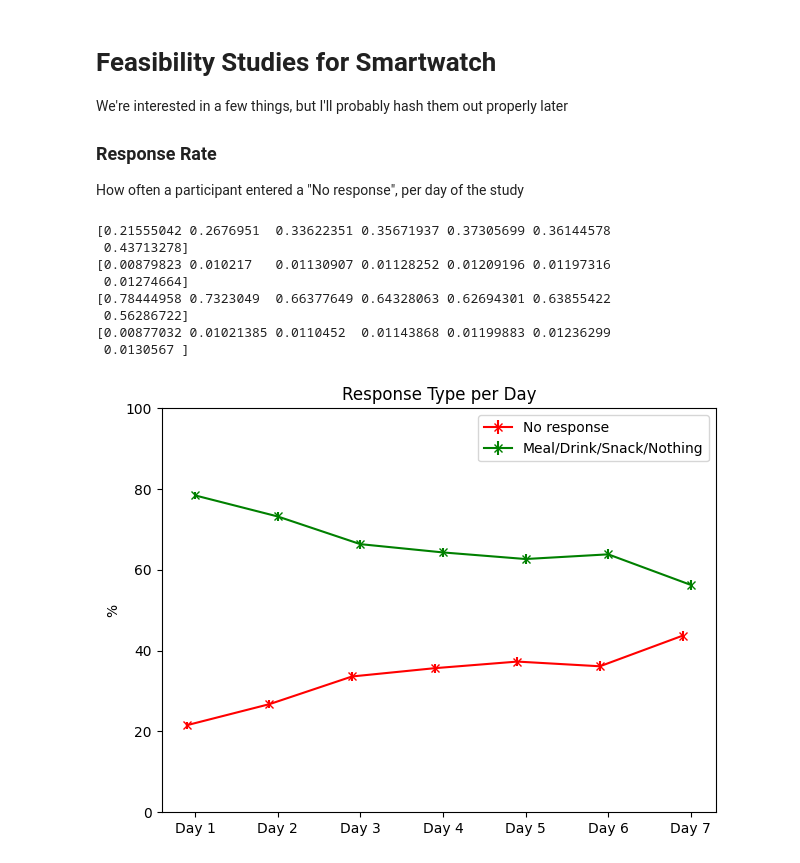
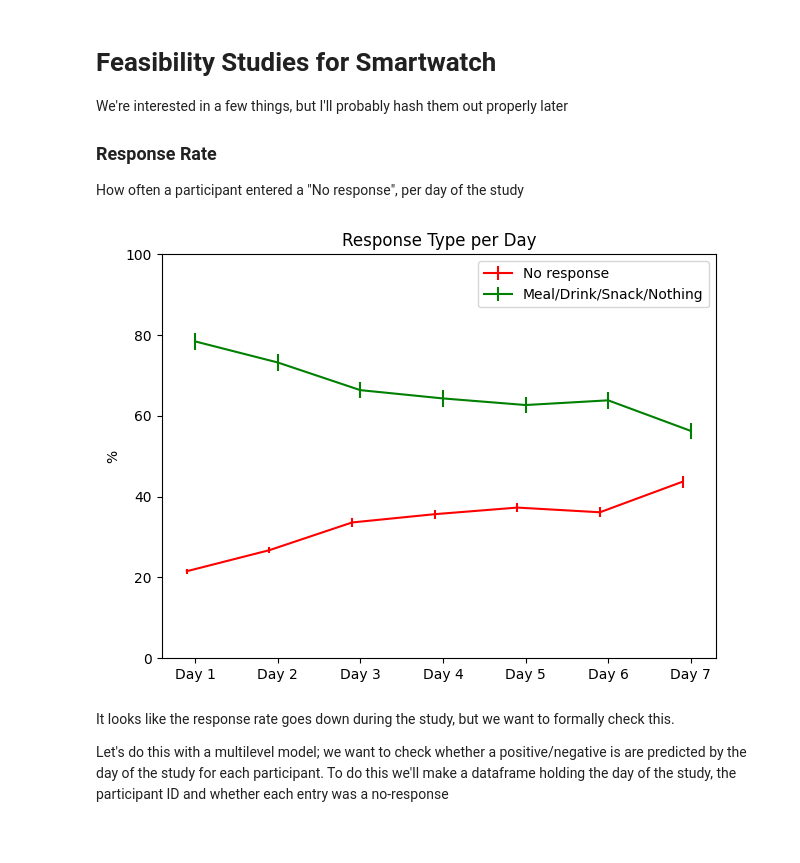
Before and after one commit to richard-lane/seaco_malaysia, a Jupyter notebook: smartwatch_feasibility.ipynb, the cells around one changed output. Drawn from its saved outputs; the diff is of its cells as text; code cells hidden in the pictures.

```diff
--- a/smartwatch_feasibility.ipynb
+++ b/smartwatch_feasibility.ipynb
@@ -19,7 +19,7 @@ from ema import clean
 meal_info = clean.cleaned_smartwatch(remove_catchups=True)
 
 
-def fraction(positive: pd.Series, negative: pd.Series, *, axis: int = 0) -> float:
+def fraction(positive: pd.Series, negative: pd.Series) -> float:
     """
     Given two series of positive and negative responses, find the fraction of positive responses
 
@@ -27,21 +27,13 @@ def fraction(positive: pd.Series, negative: pd.Series, *, axis: int = 0) -> floa
     return len(positive) / (len(positive) + len(negative))
 
 
-def resample_without_replacement(positive, negative, num_samples):
-    # Concatenate the arrays
-    combined = np.concatenate((positive, negative))
+def fraction_err(positive: pd.Series, negative: pd.Series) -> float:
+    """
+    Given two series of positive and negative responses, find error on the fraction of positive responses
 
-    # Generate a mask for the positive array in the combined array
-    positive_mask = np.array([True] * len(positive) + [False] * len(negative))
-
-    # Sample without replacement
-    indices = np.random.choice(len(combined), num_samples, replace=False)
-
-    # Separate the resampled data back into positive and negative
-    positive_resampled = combined[indices][positive_mask[indices]]
-    negative_resampled = combined[indices][~positive_mask[indices]]
-
-    return positive_resampled, negative_resampled
+    """
+    # I think this is right...
+    return fraction(positive, negative) * np.sqrt(1 / (len(positive) + len(negative)))
 
 
 def fraction_per_day(meal_df: pd.DataFrame, label: Union[str, list]) -> tuple:
@@ -76,18 +68,10 @@ def fraction_per_day(meal_df: pd.DataFrame, label: Union[str, list]) -> tuple:
         fractions.append(fraction(positive, negative))
 
         # Find its uncertainty by bootstrapping
-        n_trials = 1000
-        resampled_fractions = np.zeros(n_trials)
-        for i in range(n_trials):
-            positive_resampled, negative_resampled = resample_without_replacement(
-                positive, negative, int(0.5 * (len(positive) + len(negative)))
-            )
-
-            resampled_fractions[i] = fraction(positive_resampled, negative_resampled)
 
         # Find the standard deviation of the fractions
         # This is the error
-        errors.append(np.std(resampled_fractions))
+        errors.append(fraction_err(positive, negative))
 
     return np.array(fractions), np.array(errors)
 # %%
@@ -105,50 +89,40 @@ def plot(
     Plot the specified fractions and errors on the provided axis
 
     """
-    print(fractions)
-    print(errs)
     axis.errorbar(
         x_ticks,
         100 * fractions,
         yerr=100 * errs,
-        fmt="-x",
+        fmt="-",
         **plot_kw,
     )
 
 
 fig, axis = plt.subplots()
 
 plot(
     axis,
     *fraction_per_day(meal_info, "No response"),
     np.arange(1, 8) - 0.1,
     label="No response",
     color="r",
 )
 plot(
     axis,
     *fraction_per_day(meal_info, ["Meal", "Drink", "Snack", "No food/drink"]),
     np.arange(1, 8),
     label="Meal/Drink/Snack/Nothing",
     color="g",
 )
 
 axis.set_xticklabels([f"Day {i}" for i in range(8)])
 
 axis.set_ylim(0, 100)
 axis.set_title("Response Type per Day")
 axis.set_ylabel("%")
 axis.legend()
 
 fig.tight_layout()
 fig.savefig("img/response_types.png")
 # %% [output]
-[0.21555042 0.2676951  0.33622351 0.35671937 0.37305699 0.36144578
- 0.43713278]
-[0.00879823 0.010217   0.01130907 0.01128252 0.01209196 0.01197316
- 0.01274664]
-[0.78444958 0.7323049  0.66377649 0.64328063 0.62694301 0.63855422
- 0.56286722]
-[0.00877032 0.01021385 0.0110452  0.01143868 0.01199883 0.01236299
- 0.0130567 ]
-[figure, old version]
+[figure, new version]
@@ -211,0 +129,5 @@ fig.savefig("img/all_response_types.png")
+# %% [markdown]
+It looks like the response rate goes down during the study, but we want to formally check this.
+
+Let's do this with a multilevel model; we want to check whether a positive/negative is are predicted by the day of the study for each participant.
+To do this we'll make a dataframe holding the day of the study, the participant ID and whether each entry was a no-response
```
Also changed, not shown: parts of 7 cells of this notebook.
